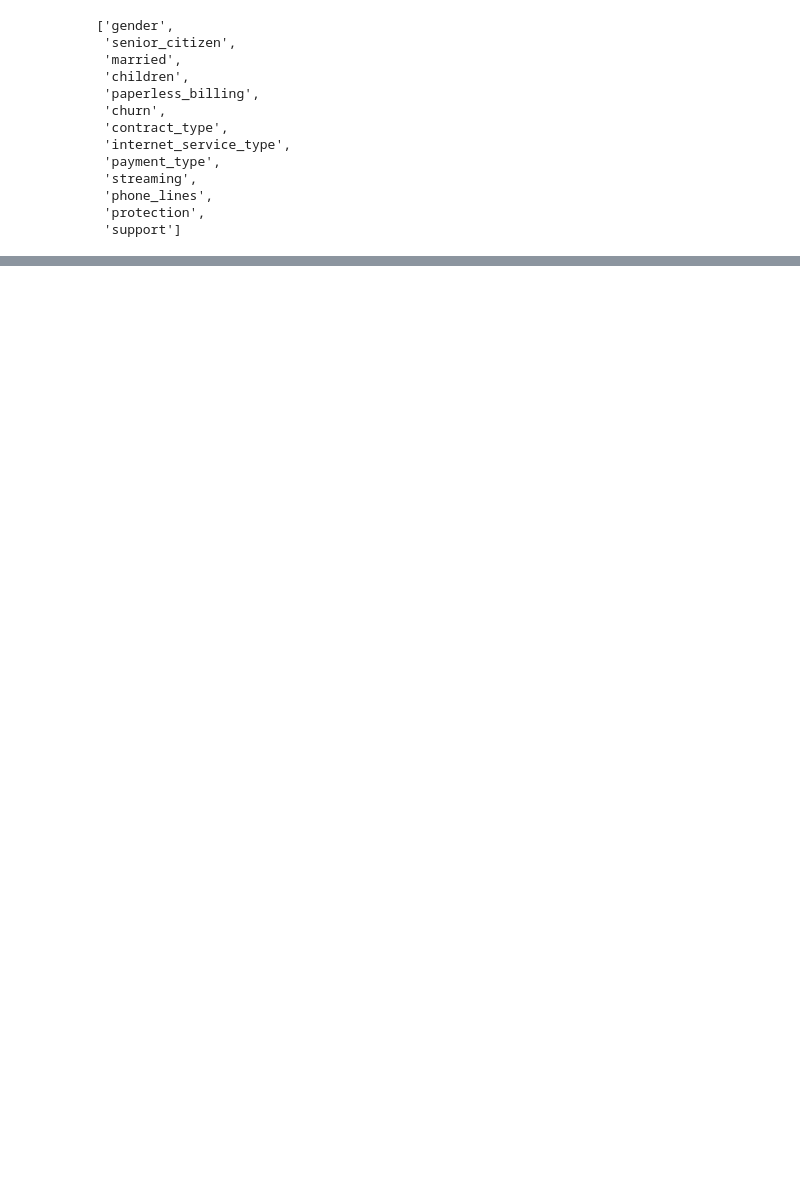
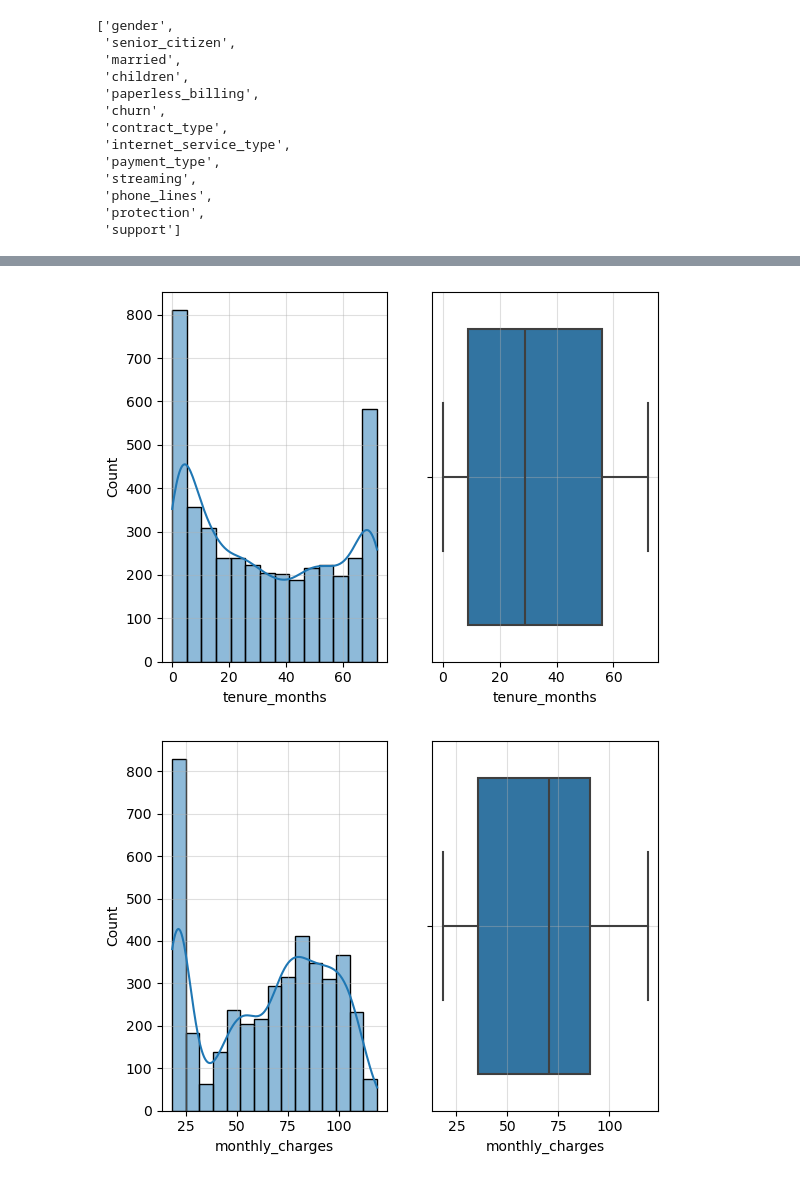
Before and after one commit to Michael-Nelson361/Telco_Report, a Jupyter notebook: exploration.ipynb, the cells around one changed output, grey strips where cells are left out. Drawn from its saved outputs; the diff is of its cells as text; code cells hidden in the pictures; blank space fills up the shorter version.

```diff
--- a/exploration.ipynb
+++ b/exploration.ipynb
@@ -161,0 +244,15 @@ train.
+# %%
+for col in con_col:
+
+    plt.subplot(121)
+    sns.histplot(data=train,x=col,kde=True)
+    plt.grid(alpha=0.4)
+
+    plt.subplot(122)
+    sns.boxplot(data=train,x=col)
+    plt.grid(alpha=0.4)
+
+    plt.show()
+# %% [output]
+[figure, added]
+[figure, added]
```
Also changed, not shown: parts of 72 cells of this notebook.
